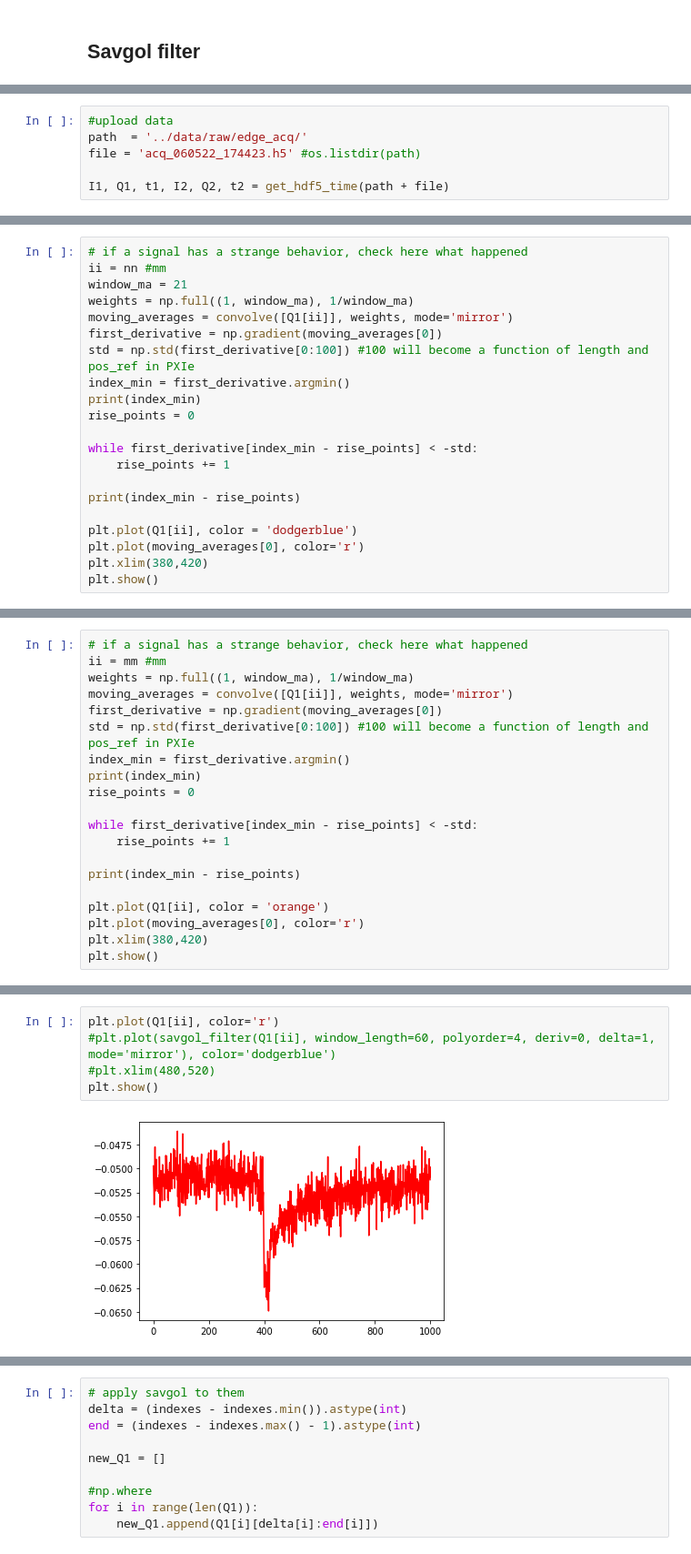
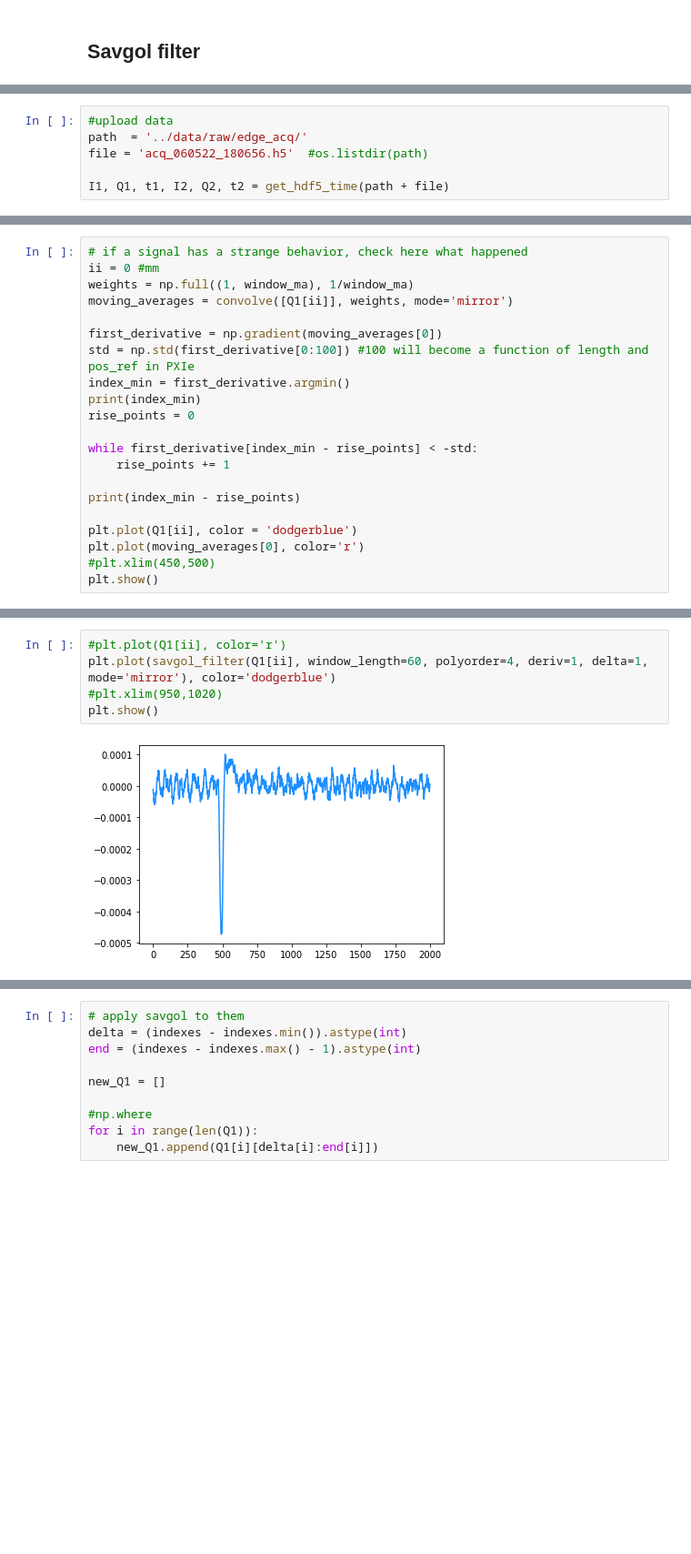
Before and after one commit to biqute/QTLab2122, a Jupyter notebook: SingleIRsource/scripts/analysis.ipynb, the cells around one changed output, grey strips where cells are left out. Shown at 91% size. Drawn from its saved outputs; the diff is of its cells as text; blank space fills up the shorter version.

Commit message:
first analysis

```diff
--- a/SingleIRsource/scripts/analysis.ipynb
+++ b/SingleIRsource/scripts/analysis.ipynb
@@ -155,6 +234,6 @@ plt.scatter(np.linspace(0,len(Q[0])-1,len(Q[0])),Q[0], marker='.')
 # %%
 #upload data
 path  = '../data/raw/edge_acq/'
-file = 'acq_060522_174423.h5' #os.listdir(path)
+file = 'acq_060522_180656.h5'  #os.listdir(path)
 
 I1, Q1, t1, I2, Q2, t2 = get_hdf5_time(path + file)
@@ -179,9 +267,9 @@ mm = np.argmax(np.array(indexes))
 # %%
 # if a signal has a strange behavior, check here what happened
-ii = nn #mm
-window_ma = 21
+ii = 0 #mm
 weights = np.full((1, window_ma), 1/window_ma)
 moving_averages = convolve([Q1[ii]], weights, mode='mirror')
+
 first_derivative = np.gradient(moving_averages[0])
 std = np.std(first_derivative[0:100]) #100 will become a function of length and pos_ref in PXIe
 index_min = first_derivative.argmin()
@@ -195,6 +283,6 @@ print(index_min - rise_points)
 
 plt.plot(Q1[ii], color = 'dodgerblue')
 plt.plot(moving_averages[0], color='r')
-plt.xlim(380,420)
+#plt.xlim(450,500)
 plt.show()
 # %% [output]
@@ -204,20 +291,0 @@ plt.show()
-# %%
-# if a signal has a strange behavior, check here what happened
-ii = mm #mm
-weights = np.full((1, window_ma), 1/window_ma)
-moving_averages = convolve([Q1[ii]], weights, mode='mirror')
-first_derivative = np.gradient(moving_averages[0])
-std = np.std(first_derivative[0:100]) #100 will become a function of length and pos_ref in PXIe
-index_min = first_derivative.argmin()
-print(index_min)
-rise_points = 0
-
-while first_derivative[index_min - rise_points] < -std:
-    rise_points += 1
-
-print(index_min - rise_points)
-
-plt.plot(Q1[ii], color = 'orange')
-plt.plot(moving_averages[0], color='r')
-plt.xlim(380,420)
-plt.show()
@@ -228,9 +292,9 @@ plt.show()
 # %%
-plt.plot(Q1[ii], color='r')
-#plt.plot(savgol_filter(Q1[ii], window_length=60, polyorder=4, deriv=0, delta=1, mode='mirror'), color='dodgerblue')
-#plt.xlim(480,520)
+#plt.plot(Q1[ii], color='r')
+plt.plot(savgol_filter(Q1[ii], window_length=60, polyorder=4, deriv=1, delta=1, mode='mirror'), color='dodgerblue')
+#plt.xlim(950,1020)
 plt.show()
 # %% [output]
-[figure, old version]
+[figure, new version]
 # %%
 # plot the two most distant signals
```
Also changed, not shown: parts of 28 cells of this notebook, 5 other files.
